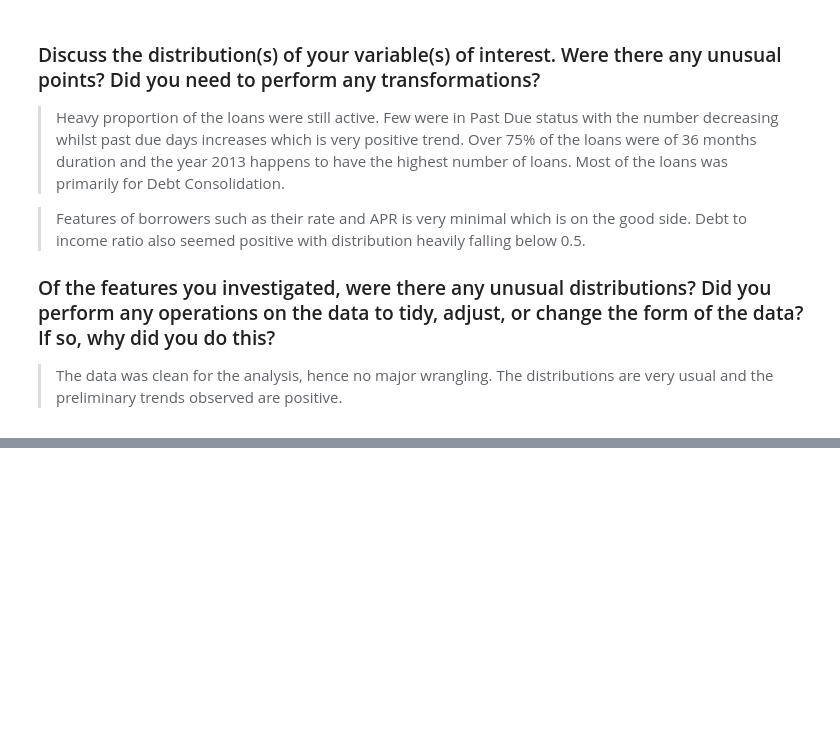
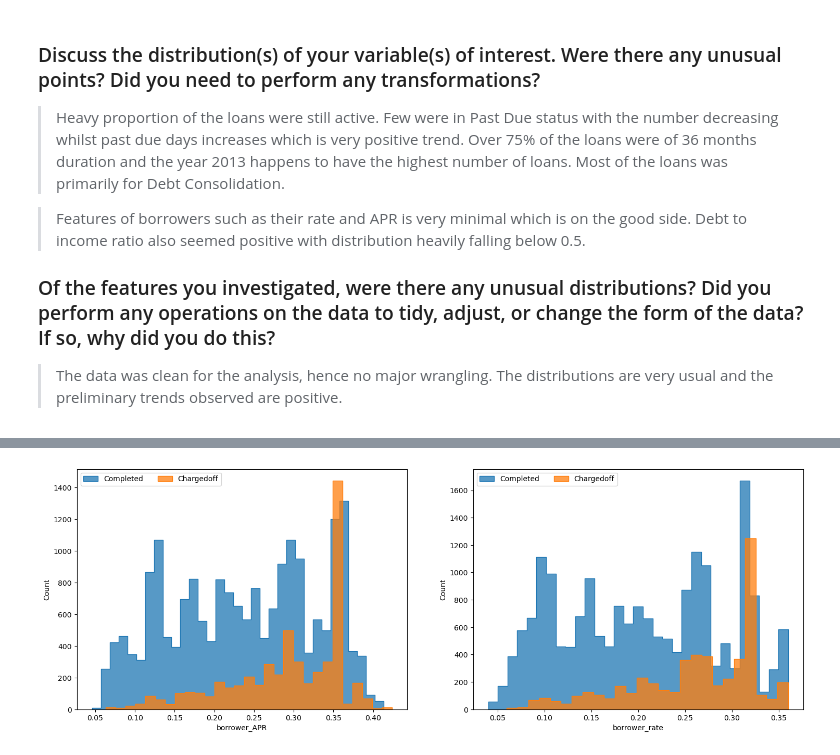
Before and after one commit to ampsboadu/loan_analysis, a Jupyter notebook: Part_I_exploration.ipynb, the cells around one changed output, grey strips where cells are left out. Cells and saved outputs as stored; diff of their text form; code cells hidden in the pictures; blank space fills up the shorter version.

```diff
--- a/Part_I_exploration.ipynb
+++ b/Part_I_exploration.ipynb
@@ -588,0 +656,16 @@ Most of the loans happens to fall in the middle of the Ratings and the Score.
+# %%
+# Plotting histogram distribution of Completed loans against loans written off
+
+plt.figure(figsize = [18,6])
+
+plt.subplot(1, 2, 1)
+sb.histplot((df['borrower_APR'][done]), kde=False, label = 'Completed', element = 'step')
+sb.histplot((df['borrower_APR'][writeoff]), kde=False, label = 'Chargedoff', element = 'step', color = color)
+plt.legend(ncol=2, loc=2);
+
+plt.subplot(1, 2, 2)
+sb.histplot((df['borrower_rate'][done]), kde=False, label = 'Completed', element = 'step')
+sb.histplot((df['borrower_rate'][writeoff]), kde=False, label = 'Chargedoff', element = 'step', color = color)
+plt.legend(ncol=2, loc=2);
+# %% [output]
+[figure, added]
```
Also changed, not shown: parts of 16 cells of this notebook.
